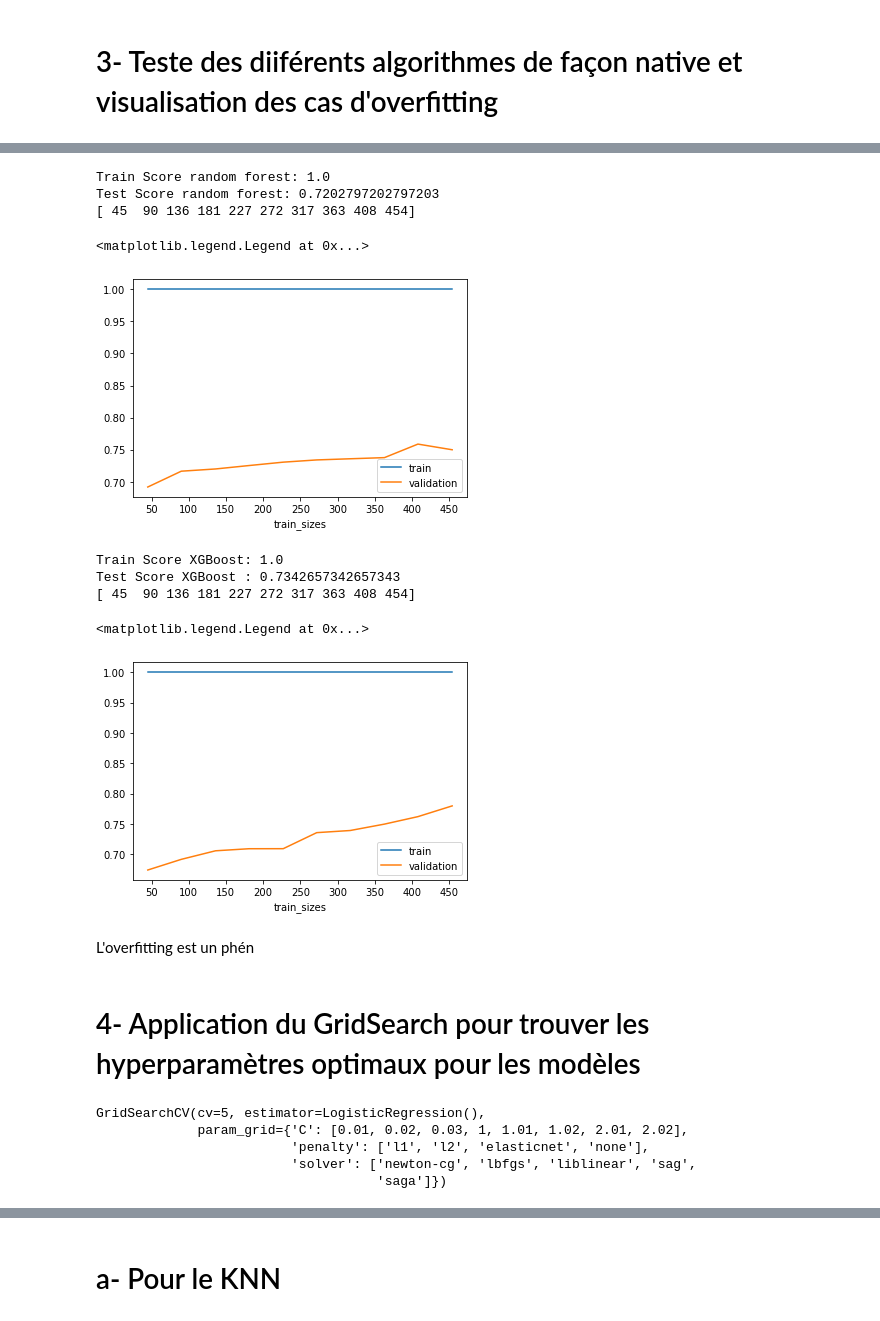
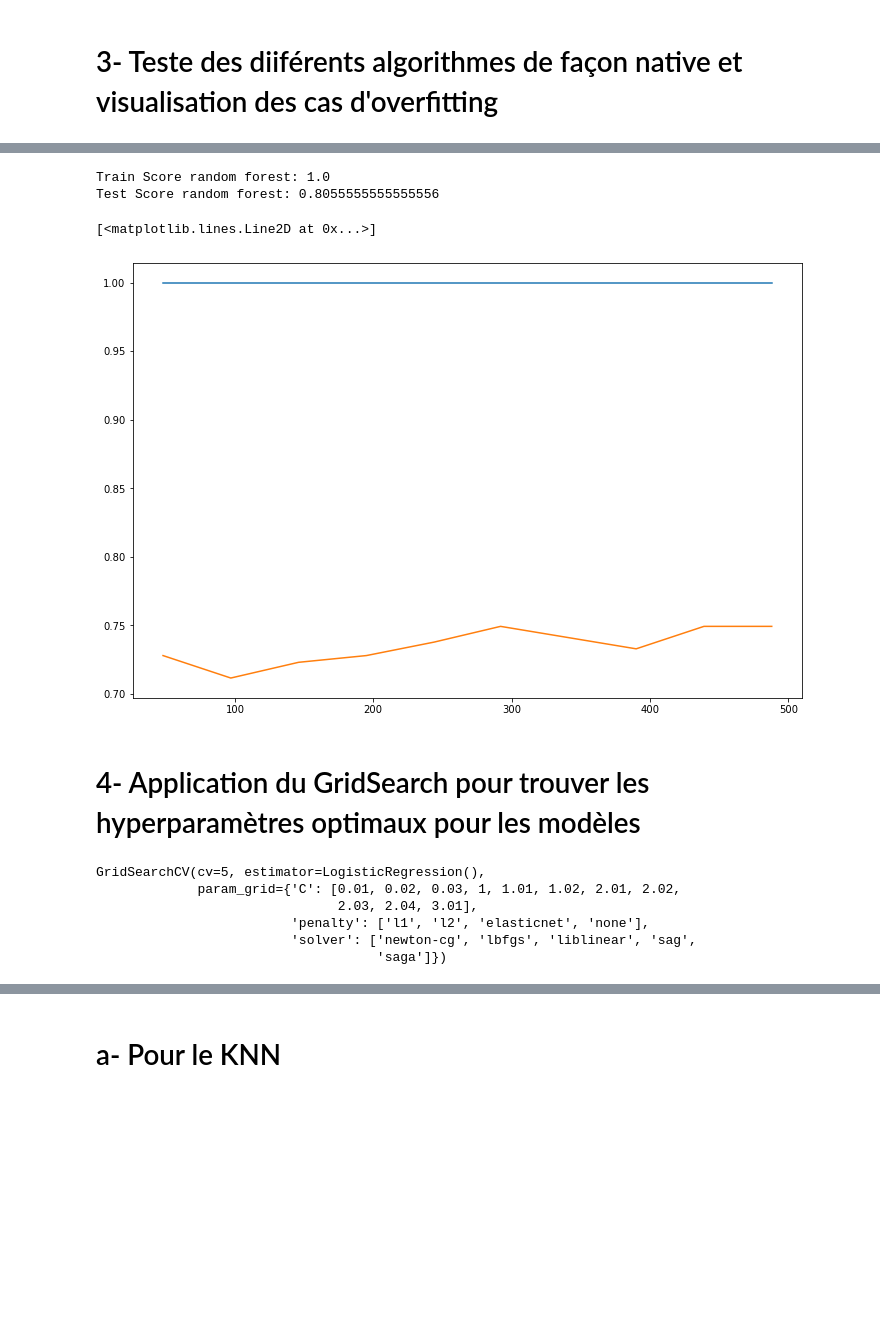
Before and after one commit to lnspeedy/CreditRisk_Classification, a Jupyter notebook: exploration/modèle_Chris.ipynb, the cells around one changed output, grey strips where cells are left out. Saved outputs shown, nothing was run; the diff lists cells and outputs as text; code cells hidden in the pictures; blank space fills up the shorter version.

```diff
--- a/exploration/modèle_Chris.ipynb
+++ b/exploration/modèle_Chris.ipynb
@@ -53,7 +53,7 @@ y= train['class']
 del train['class']
 X = train
 # %%
-X_train, X_test, y_train, y_test = train_test_split(X, y, test_size=0.2, random_state = 40)
+X_train, X_test, y_train, y_test = train_test_split(X, y, test_size=0.15, random_state = 40)
 # %%
 X_train.shape
 # %% [output]
@@ -117,40 +148,20 @@ Test Score SVC: 0.7342657342657343
 # %%
 rf = RandomForestClassifier()
 rf.fit(X_train, y_train)
 print('Train Score random forest:', rf.score(X_train, y_train))
 print('Test Score random forest:', rf.score(X_test, y_test))
-N, train_score, val_score = learning_curve(rf, X_train, y_train, train_sizes = np.linspace(0.1, 1.0, 10))
-print(N)
-plt.plot(N, train_score.mean(axis = 1), label = 'train')
-plt.plot(N, val_score.mean(axis = 1), label = 'validation')
-plt.xlabel('train_sizes')
-plt.legend()
+
+
+N, train_score, val_score = learning_curve(rf, X_train, y_train, scoring = 'accuracy',cv = 5,
+                                           train_sizes = np.linspace(0.1, 1, 10))
+plt.figure(figsize=(12,8))
+plt.plot(N, train_score.mean(axis = 1), label = 'train score')
+plt.plot(N, val_score.mean(axis = 1), label = 'validation score')
 # %% [output]
 Train Score random forest: 1.0
-Test Score random forest: 0.7202797202797203
-[ 45  90 136 181 227 272 317 363 408 454]
+Test Score random forest: 0.8055555555555556
-<matplotlib.legend.Legend at 0x...>
+[<matplotlib.lines.Line2D at 0x...>]
-[figure, old version]
+[figure, new version]
-# %%
-xb = XGBClassifier()
-xb.fit(X_train, y_train)
-print('Train Score XGBoost:', xb.score(X_train, y_train))
-print('Test Score XGBoost :', xb.score(X_test, y_test))
-
-N, train_score, val_score = learning_curve(xb, X_train, y_train, train_sizes = np.linspace(0.1, 1.0, 10))
-print(N)
-plt.plot(N, train_score.mean(axis = 1), label = 'train')
-plt.plot(N, val_score.mean(axis = 1), label = 'validation')
-plt.xlabel('train_sizes')
-plt.legend()
-# %% [output]
-Train Score XGBoost: 1.0
-Test Score XGBoost : 0.7342657342657343
-[ 45  90 136 181 227 272 317 363 408 454]
-<matplotlib.legend.Legend at 0x...>
-[figure, removed]
-# %% [markdown]
-L'overfitting est un phén
 # %% [markdown]
 # 4- Application du GridSearch pour trouver les hyperparamètres optimaux pour les modèles
 # %%
@@ -161,7 +172,7 @@ from sklearn.metrics import confusion_matrix, accuracy_score, auc, f1_score, rec
 
 paramRL = {
     'penalty': ['l1','l2','elasticnet','none'],
-    'C' : [0.01, 0.02, 0.03, 1, 1.01, 1.02, 2.01, 2.02],
+    'C' : [0.01, 0.02, 0.03, 1, 1.01, 1.02, 2.01, 2.02,2.03,2.04, 3.01],
     'solver': ['newton-cg','lbfgs','liblinear','sag','saga']
 }
 
@@ -169,7 +180,8 @@ gridRL = GridSearchCV(LogisticRegression(), paramRL, cv = 5)
 gridRL.fit(X_train, y_train)
 # %% [output]
 GridSearchCV(cv=5, estimator=LogisticRegression(),
-             param_grid={'C': [0.01, 0.02, 0.03, 1, 1.01, 1.02, 2.01, 2.02],
+             param_grid={'C': [0.01, 0.02, 0.03, 1, 1.01, 1.02, 2.01, 2.02,
+                               2.03, 2.04, 3.01],
                          'penalty': ['l1', 'l2', 'elasticnet', 'none'],
                          'solver': ['newton-cg', 'lbfgs', 'liblinear', 'sag',
                                     'saga']})
```
Also changed, not shown: parts of 59 cells of this notebook, 1 other file.
